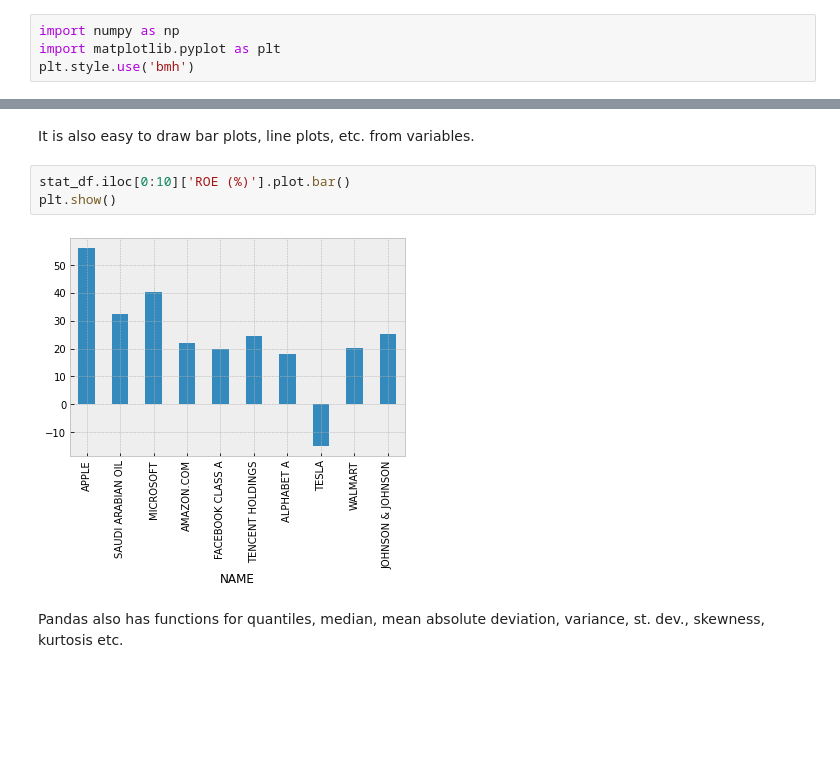
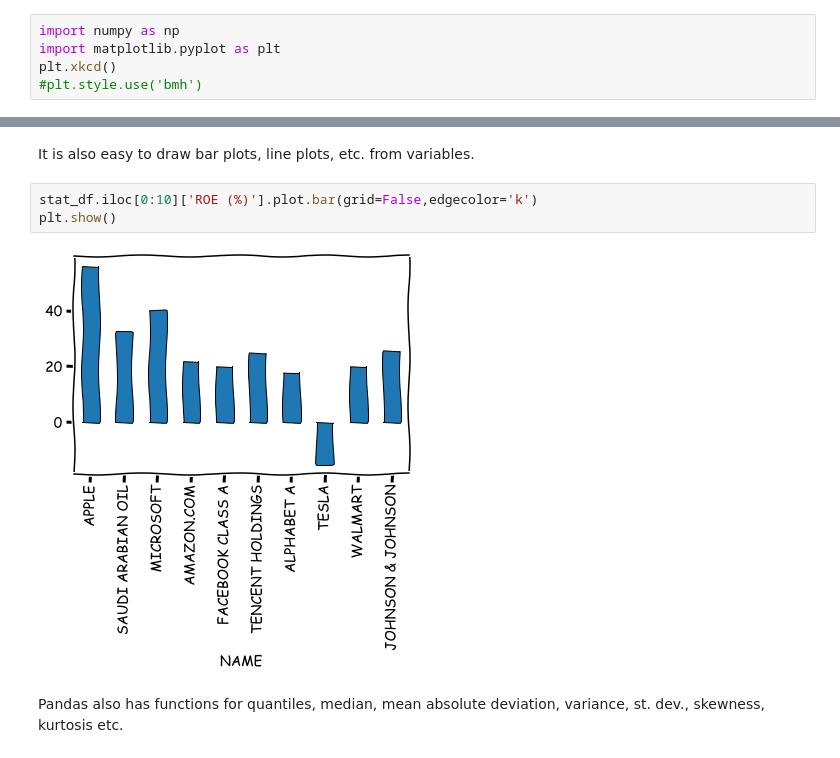
Before and after one commit to mranta-ai/Data_analytics_in_accounting, a Jupyter notebook: 6_Basic_statistics_with_Python.ipynb, the cells around one changed output, grey strips where cells are left out. Drawn from its saved outputs; the diff is of its cells as text; blank space fills up the shorter version.

```diff
--- a/6_Basic_statistics_with_Python.ipynb
+++ b/6_Basic_statistics_with_Python.ipynb
@@ -5,4 +6,5 @@ Numpy has some statistical functions and they are useful when you have huge amou
 # %%
 import numpy as np
 import matplotlib.pyplot as plt
-plt.style.use('bmh')
+plt.xkcd()
+#plt.style.use('bmh')
@@ -210,10 +222,10 @@ plt.show()
 # %% [markdown]
 It is also easy to draw bar plots, line plots, etc. from variables.
 # %%
-stat_df.iloc[0:10]['ROE (%)'].plot.bar()
+stat_df.iloc[0:10]['ROE (%)'].plot.bar(grid=False,edgecolor='k')
 plt.show()
 # %% [output]
-[figure, old version]
+[figure, new version]
 # %% [markdown]
 Pandas also has functions for quantiles, median, mean absolute deviation, variance, st. dev., skewness, kurtosis etc.
 # %%
```
Also changed, not shown: parts of 119 cells of this notebook, 30 other files.
